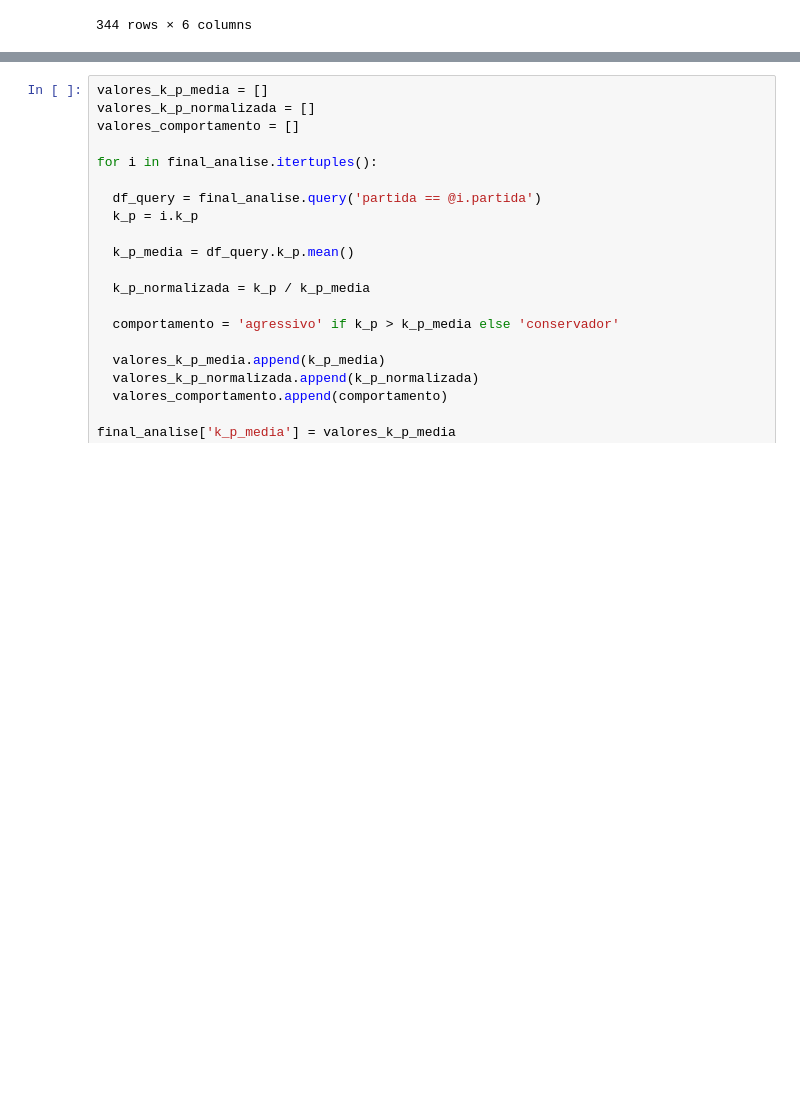
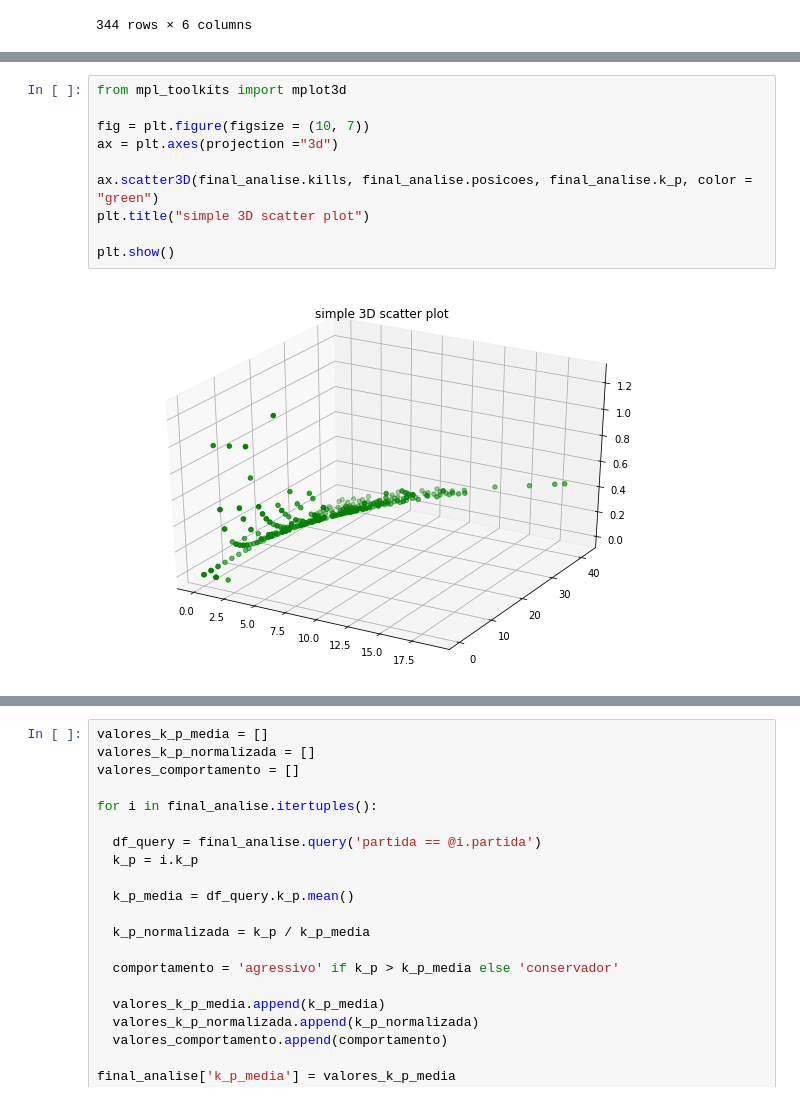
Before and after one commit to GodoyLucas/king_of_rebirth, a Jupyter notebook: Notebooks/King_of_Rebirth_Final.ipynb, the cells around one changed output, grey strips where cells are left out. Cells and saved outputs as stored; diff of their text form; blank space fills up the shorter version.

```diff
--- a/Notebooks/King_of_Rebirth_Final.ipynb
+++ b/Notebooks/King_of_Rebirth_Final.ipynb
@@ -486,0 +509,12 @@ final_analise
+# %%
+from mpl_toolkits import mplot3d
+
+fig = plt.figure(figsize = (10, 7))
+ax = plt.axes(projection ="3d")
+
+ax.scatter3D(final_analise.kills, final_analise.posicoes, final_analise.k_p, color = "green")
+plt.title("simple 3D scatter plot")
+
+plt.show()
+# %% [output]
+[figure, added]
```
Also changed, not shown: parts of 27 cells of this notebook.
